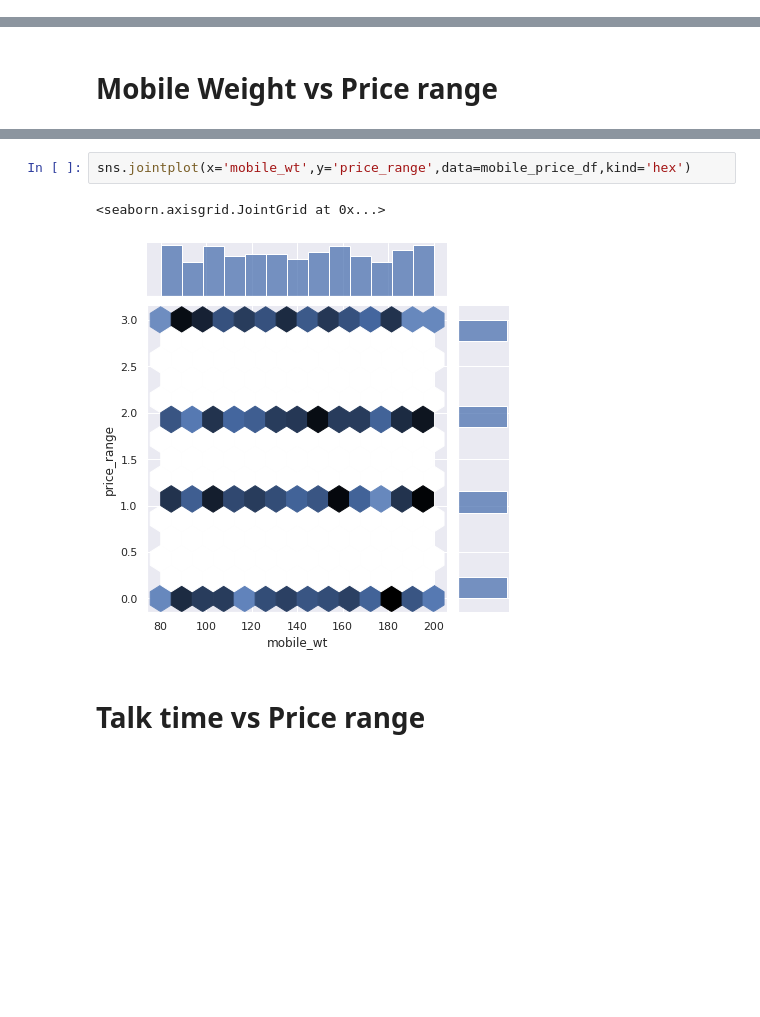
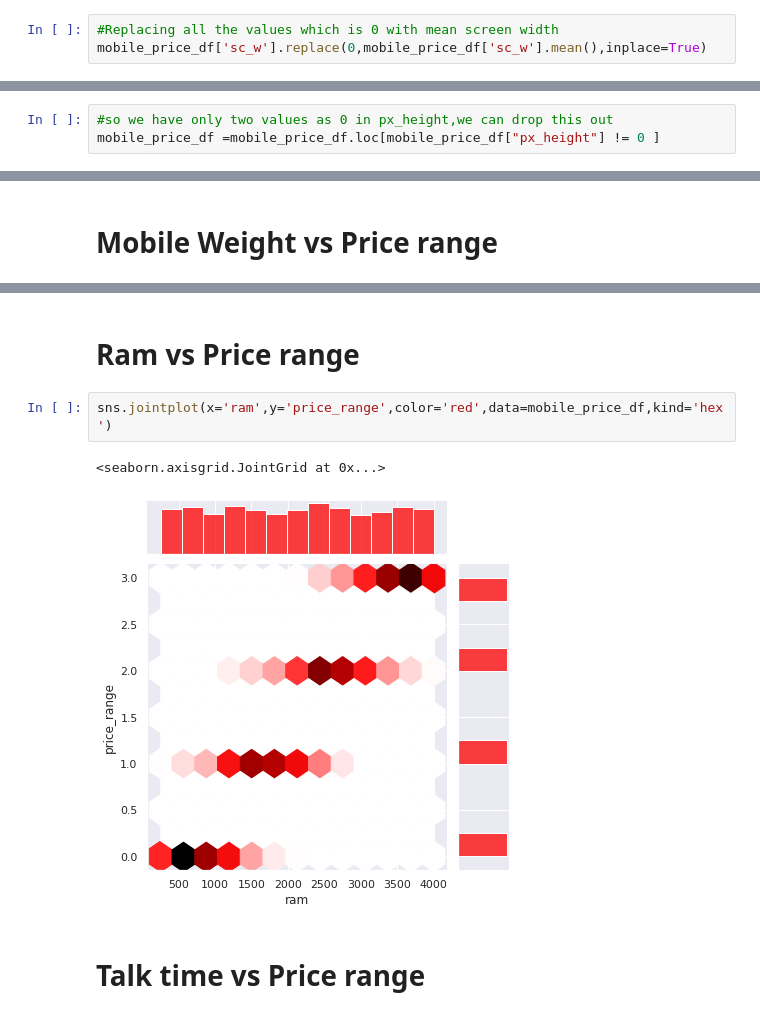
Before and after one commit to preetikhullbe/mobile-price-prediction, a Jupyter notebook: Mobile_price_prediction.ipynb, the cells around one changed output, grey strips where cells are left out. Saved outputs shown, nothing was run; the diff lists cells and outputs as text; blank space fills up the shorter version.

```diff
--- a/Mobile_price_prediction.ipynb
+++ b/Mobile_price_prediction.ipynb
@@ -162,0 +170,3 @@ mobile_price_df.describe().T
+# %%
+#Replacing all the values which is 0 with mean screen width
+mobile_price_df['sc_w'].replace(0,mobile_price_df['sc_w'].mean(),inplace=True)
@@ -162,0 +178,3 @@ mobile_price_df.describe().T
+# %%
+#so we have only two values as 0 in px_height,we can drop this out
+mobile_price_df =mobile_price_df.loc[mobile_price_df["px_height"] != 0 ]
@@ -376,8 +421,10 @@ Text(0.5, 0, 'MegaPixels')
+# %% [markdown]
+# **Ram vs Price range**
 # %%
-sns.jointplot(x='mobile_wt',y='price_range',data=mobile_price_df,kind='hex')
+sns.jointplot(x='ram',y='price_range',color='red',data=mobile_price_df,kind='hex')
 # %% [output]
 <seaborn.axisgrid.JointGrid at 0x...>
-[figure, old version]
+[figure, new version]
 # %% [markdown]
 # Talk time vs Price range
 # %%
```
Also changed, not shown: parts of 21 cells of this notebook.
